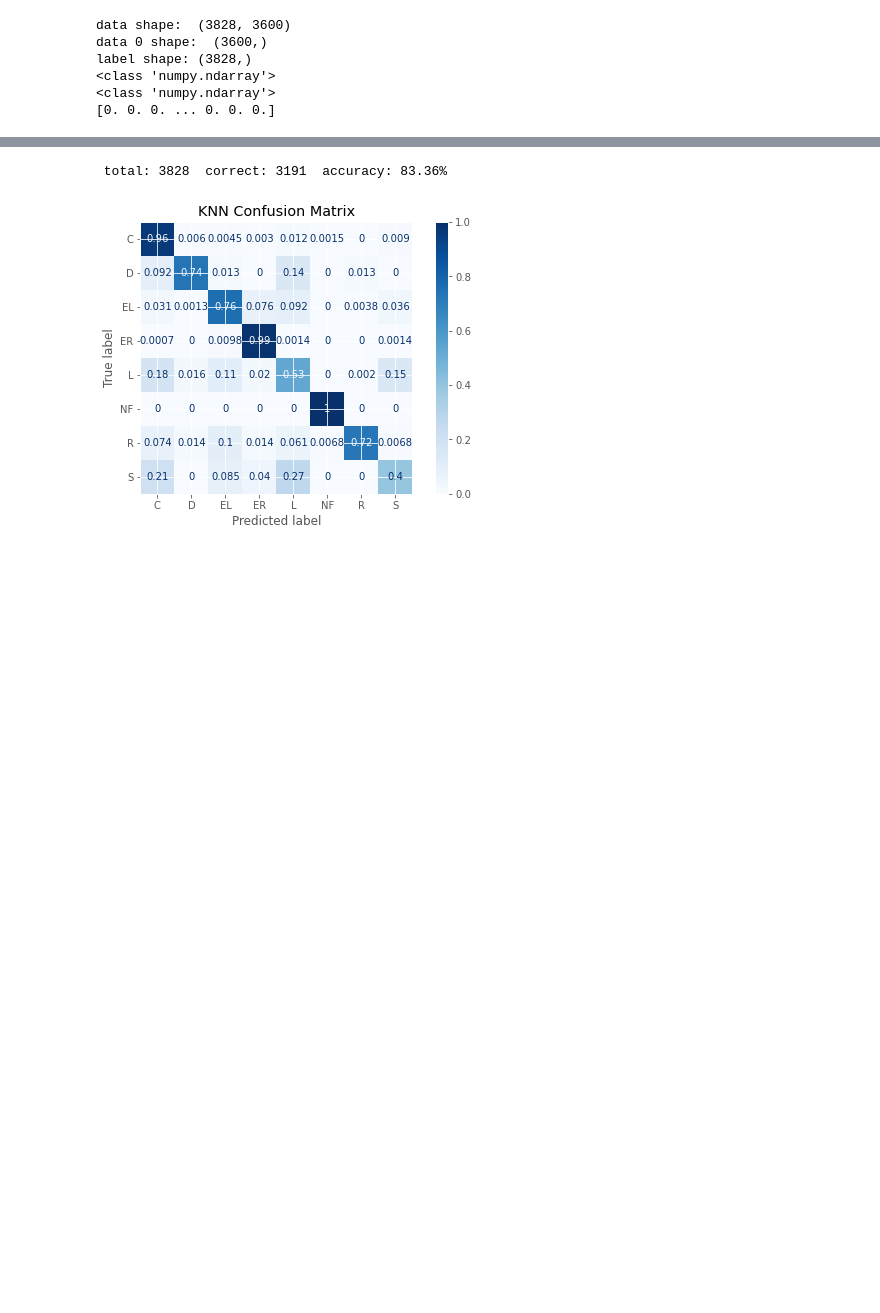
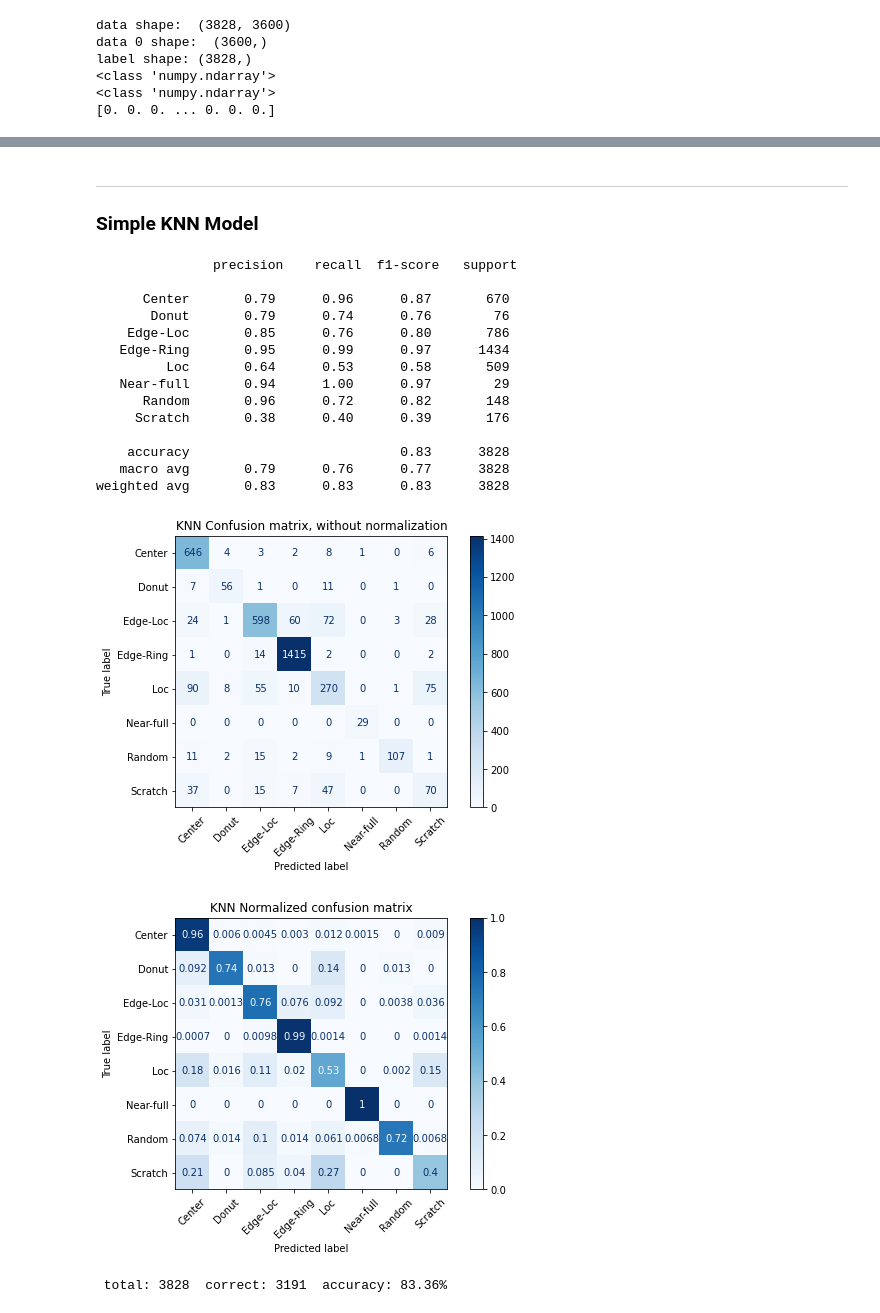
Before and after one commit to sngatzemeier/Wafer-Defect-Classification, a Jupyter notebook: Scott/Scott Model Starter.ipynb, the cells around one changed output, grey strips where cells are left out. Drawn from its saved outputs; the diff is of its cells as text; code cells hidden in the pictures; blank space fills up the shorter version.

```diff
--- a/Scott/Scott Model Starter.ipynb
+++ b/Scott/Scott Model Starter.ipynb
@@ -109,0 +105,8 @@ data['resize_waferMap'] = data.apply (lambda row: resize_wafers(row), axis=1)
+# %%
+# add classification model labels
+fail_types = data.failureType.unique()
+fail_dict = {fail_types[i]:i for i in range(len(fail_types))}
+print(fail_dict)
+
+data['classify_labels'] = data['failureType'].apply(lambda x: fail_dict[x])
+data.head()
@@ -138,8 +172,8 @@ def flat_map (row, map):
     return row[map].flatten()
 
 
-data['wafer_label'] = data.apply (lambda row: label_wafer(row), axis=1)
-data['flat_waferMap'] = data.apply (lambda row: flat_map(row, 'waferMap'), axis=1)
+# data['wafer_label'] = data.apply (lambda row: label_wafer(row), axis=1)
+# data['flat_waferMap'] = data.apply (lambda row: flat_map(row, 'waferMap'), axis=1)
 data['fr_waferMap'] = data.apply (lambda row: flat_map(row, 'resize_waferMap'), axis=1)
 data.head()
 # %% [output]
@@ -194,0 +212,4 @@ dtype: int64
+# %%
+# Remove the "None" for testing
+defect_df = data[data.failureType != 'none']
+print(defect_df.groupby('failureType').size().sort_values(ascending=False))
@@ -312,34 +299,62 @@ KNN_Model(k_values)
+# %% [markdown]
+------------------------------------------------------------------------------
+### Simple KNN Model
 # %%
 def KNN_model():
 
     # Find unique wafer patterns
     elements = np.unique(train_labels)
 
     # Build Model and Confusion Matrix
     model = KNeighborsClassifier(n_neighbors=1, metric='euclidean')
     model.fit(train_data, train_labels)
     predicted_labels = model.predict(test_data)
     correct_prediction = (predicted_labels == test_labels)
     wrong_prediction = (predicted_labels != test_labels)
     model_score = model.score(test_data, test_labels)
     cm = confusion_matrix(test_labels, predicted_labels, labels=model.classes_)
 
+    print('\n', classification_report(test_labels, predicted_labels))
+
     # Plot Confusion matrix and find top misclassifications
-    disp = plot_confusion_matrix(model, test_data, test_labels,
-                                 display_labels= elements,
-                                 cmap=plt.cm.Blues,
-                                 normalize='true')
-    disp.ax_.set_title('KNN Confusion Matrix')
-    fig = plt.gcf()
-    fig.set_size_inches(8,5)
+    titles_options = [("KNN Confusion matrix, without normalization", None),
+                  ("KNN Normalized confusion matrix", 'true')]
+
+    for title, normalize in titles_options:
+        disp = plot_confusion_matrix(model, test_data, test_labels,
+                                     display_labels= elements,
+                                     cmap=plt.cm.Blues,
+                                     normalize=normalize)
+        disp.ax_.set_title(title)
+        fig = plt.gcf()
+        fig.set_size_inches(8,5)
+        plt.xticks(rotation = 45) # Rotates X-Axis Ticks by 45-degrees
+
+
+    plt.show()
 
     # Evaluate and show the accuracy of each model.
     print (' total: %3d  correct: %3d  accuracy: %.2f%%'
            %((np.sum(correct_prediction)+np.sum(wrong_prediction)),
               np.sum(correct_prediction), model_score*100))
 
 
 KNN_model()
 # %% [output]
- total: 3828  correct: 3191  accuracy: 83.36%
+               precision    recall  f1-score   support
+
+      Center       0.79      0.96      0.87       670
+       Donut       0.79      0.74      0.76        76
+    Edge-Loc       0.85      0.76      0.80       786
+   Edge-Ring       0.95      0.99      0.97      1434
+         Loc       0.64      0.53      0.58       509
+   Near-full       0.94      1.00      0.97        29
+      Random       0.96      0.72      0.82       148
+     Scratch       0.38      0.40      0.39       176
+
+    accuracy                           0.83      3828
+   macro avg       0.79      0.76      0.77      3828
+weighted avg       0.83      0.83      0.83      3828
-[figure, old version]
+[figure, new version]
+[figure, added]
+ total: 3828  correct: 3191  accuracy: 83.36%
```
Also changed, not shown: parts of 41 cells of this notebook, 1 other file.
